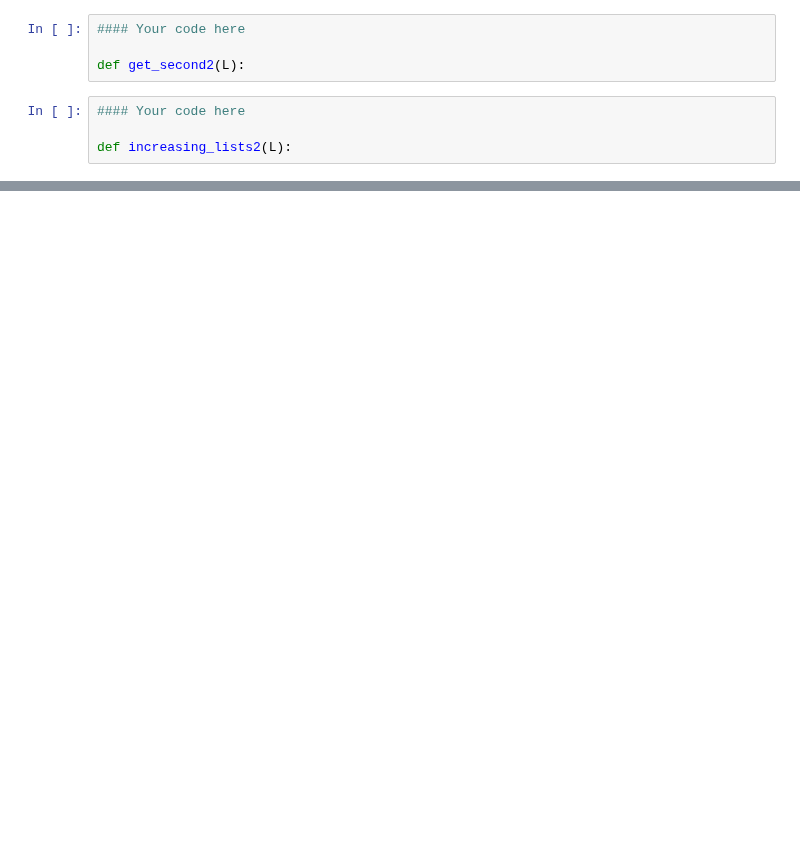
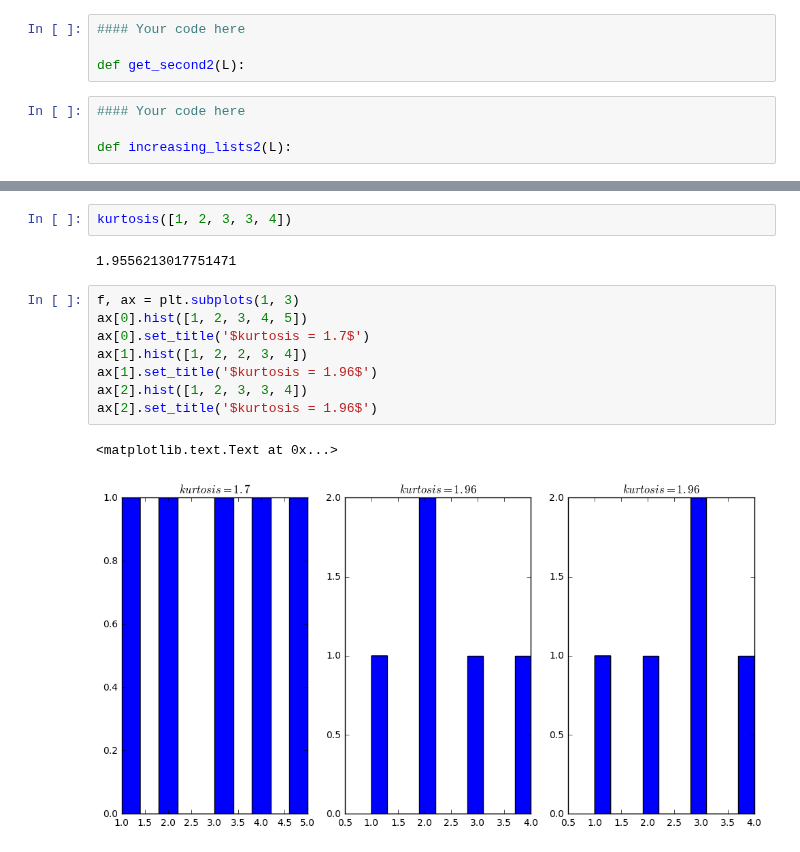
Before and after one commit to arjunsinghyadav2/Python_R_Workshop, a Jupyter notebook: Introduction to Python/Get Started with Python.ipynb, the cells around one changed output, grey strips where cells are left out. Saved outputs shown, nothing was run; the diff lists cells and outputs as text; blank space fills up the shorter version.

```diff
--- a/Introduction to Python/Get Started with Python.ipynb
+++ b/Introduction to Python/Get Started with Python.ipynb
@@ -811,0 +1845,15 @@ def increasing_lists2(L):
+# %%
+kurtosis([1, 2, 3, 3, 4])
+# %% [output]
+1.9556213017751471
+# %%
+f, ax = plt.subplots(1, 3)
+ax[0].hist([1, 2, 3, 4, 5])
+ax[0].set_title('$kurtosis = 1.7$')
+ax[1].hist([1, 2, 2, 3, 4])
+ax[1].set_title('$kurtosis = 1.96$')
+ax[2].hist([1, 2, 3, 3, 4])
+ax[2].set_title('$kurtosis = 1.96$')
+# %% [output]
+<matplotlib.text.Text at 0x...>
+[figure, added]
```
Also changed, not shown: parts of 255 cells of this notebook, 2 other files.
